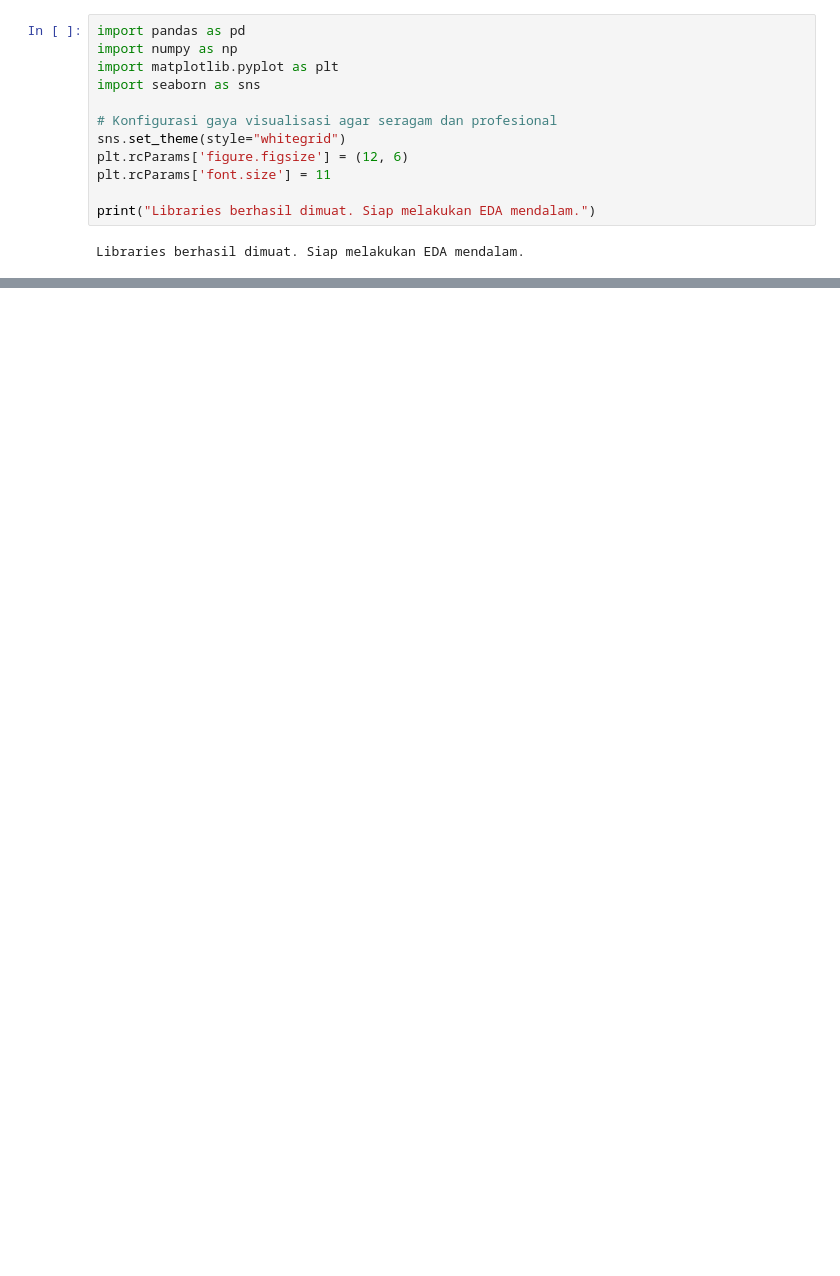
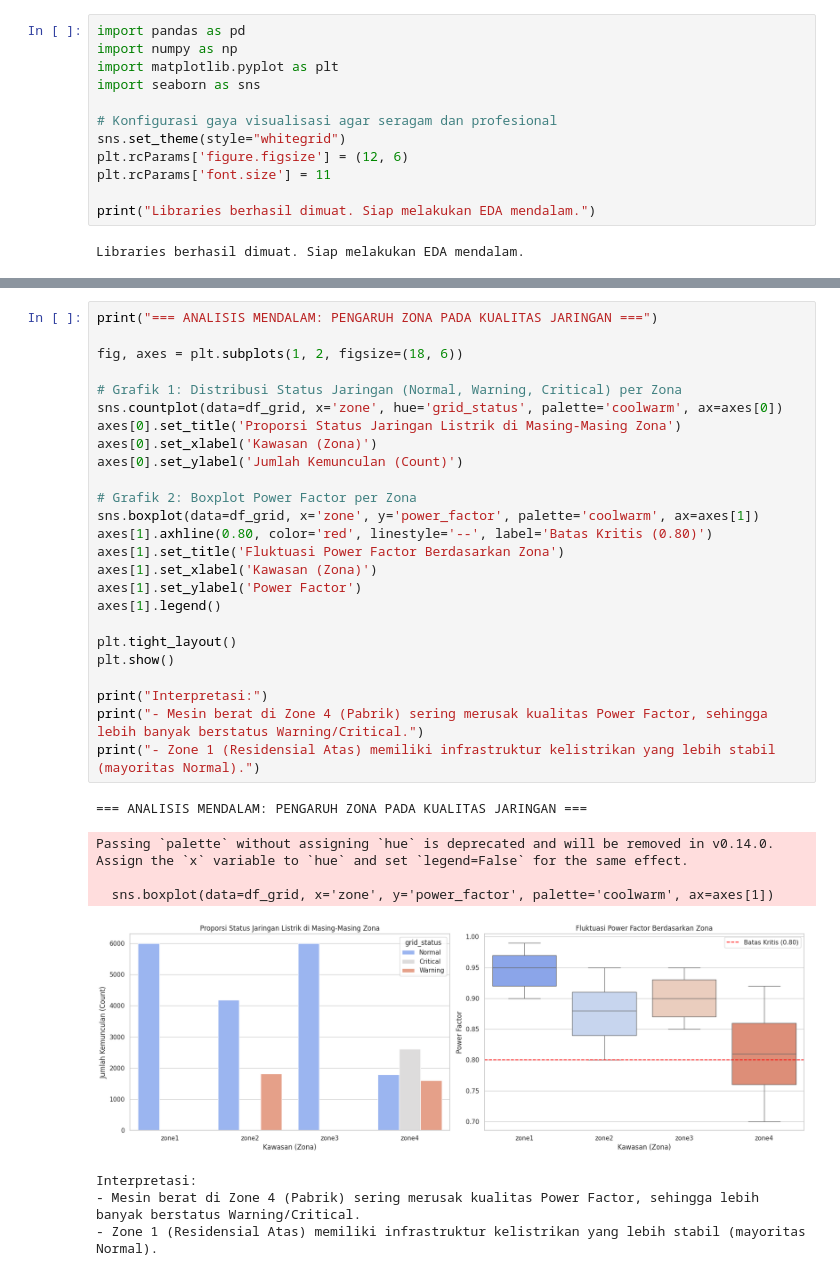
Before and after one commit to Andika-RA/Smart-Energy-Management-System, a Jupyter notebook: python-ml-service/notebooks/EDA.ipynb, the cells around one changed output, grey strips where cells are left out. Drawn from its saved outputs; the diff is of its cells as text; blank space fills up the shorter version.

```diff
--- a/python-ml-service/notebooks/EDA.ipynb
+++ b/python-ml-service/notebooks/EDA.ipynb
@@ -180,3 +214,37 @@ Passing `palette` without assigning `hue` is deprecated and will be removed in v
+# %%
+print("=== ANALISIS MENDALAM: PENGARUH ZONA PADA KUALITAS JARINGAN ===")
+
+fig, axes = plt.subplots(1, 2, figsize=(18, 6))
+
+# Grafik 1: Distribusi Status Jaringan (Normal, Warning, Critical) per Zona
+sns.countplot(data=df_grid, x='zone', hue='grid_status', palette='coolwarm', ax=axes[0])
+axes[0].set_title('Proporsi Status Jaringan Listrik di Masing-Masing Zona')
+axes[0].set_xlabel('Kawasan (Zona)')
+axes[0].set_ylabel('Jumlah Kemunculan (Count)')
+
+# Grafik 2: Boxplot Power Factor per Zona
+sns.boxplot(data=df_grid, x='zone', y='power_factor', palette='coolwarm', ax=axes[1])
+axes[1].axhline(0.80, color='red', linestyle='--', label='Batas Kritis (0.80)')
+axes[1].set_title('Fluktuasi Power Factor Berdasarkan Zona')
+axes[1].set_xlabel('Kawasan (Zona)')
+axes[1].set_ylabel('Power Factor')
+axes[1].legend()
+
+plt.tight_layout()
+plt.show()
+
+print("Interpretasi:")
+print("- Mesin berat di Zone 4 (Pabrik) sering merusak kualitas Power Factor, sehingga lebih banyak berstatus Warning/Critical.")
+print("- Zone 1 (Residensial Atas) memiliki infrastruktur kelistrikan yang lebih stabil (mayoritas Normal).")
+# %% [output]
+=== ANALISIS MENDALAM: PENGARUH ZONA PADA KUALITAS JARINGAN ===
+Passing `palette` without assigning `hue` is deprecated and will be removed in v0.14.0. Assign the `x` variable to `hue` and set `legend=False` for the same effect.
+
+  sns.boxplot(data=df_grid, x='zone', y='power_factor', palette='coolwarm', ax=axes[1])
+[figure, added]
+Interpretasi:
+- Mesin berat di Zone 4 (Pabrik) sering merusak kualitas Power Factor, sehingga lebih banyak berstatus Warning/Critical.
+- Zone 1 (Residensial Atas) memiliki infrastruktur kelistrikan yang lebih stabil (mayoritas Normal).
 # %%
 plt.figure(figsize=(8, 5))
 numerical_cols_g = df_grid.select_dtypes(include=[np.number]).columns
```
Also changed, not shown: parts of 14 cells of this notebook, 5 other files.
